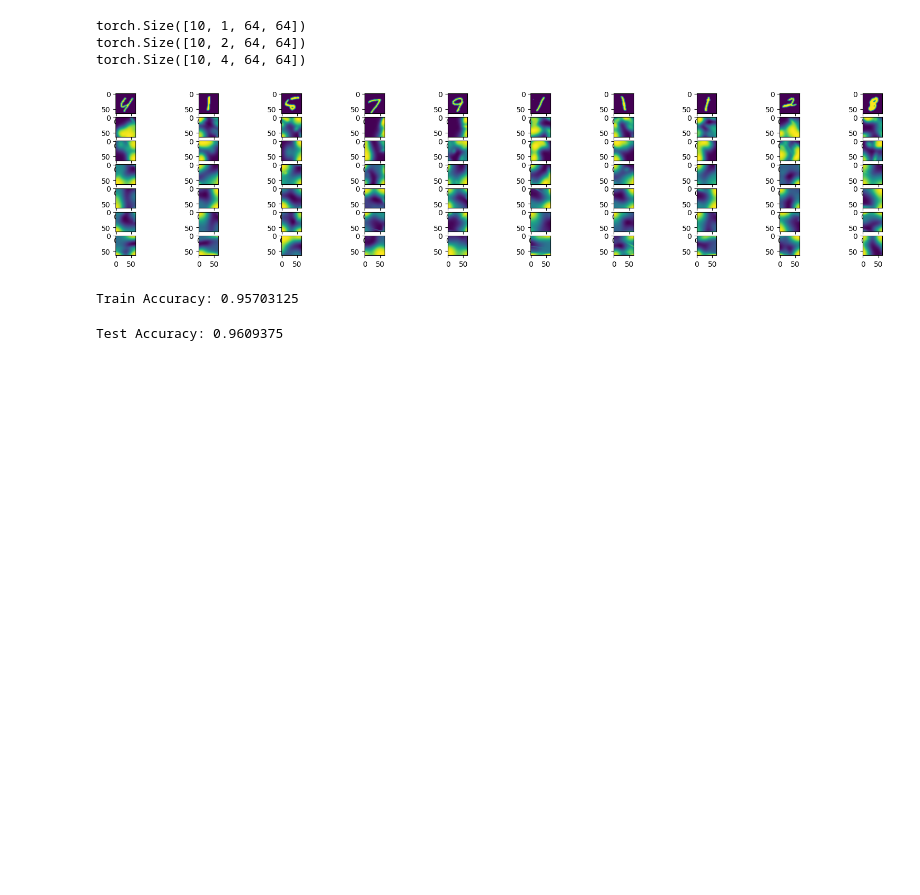
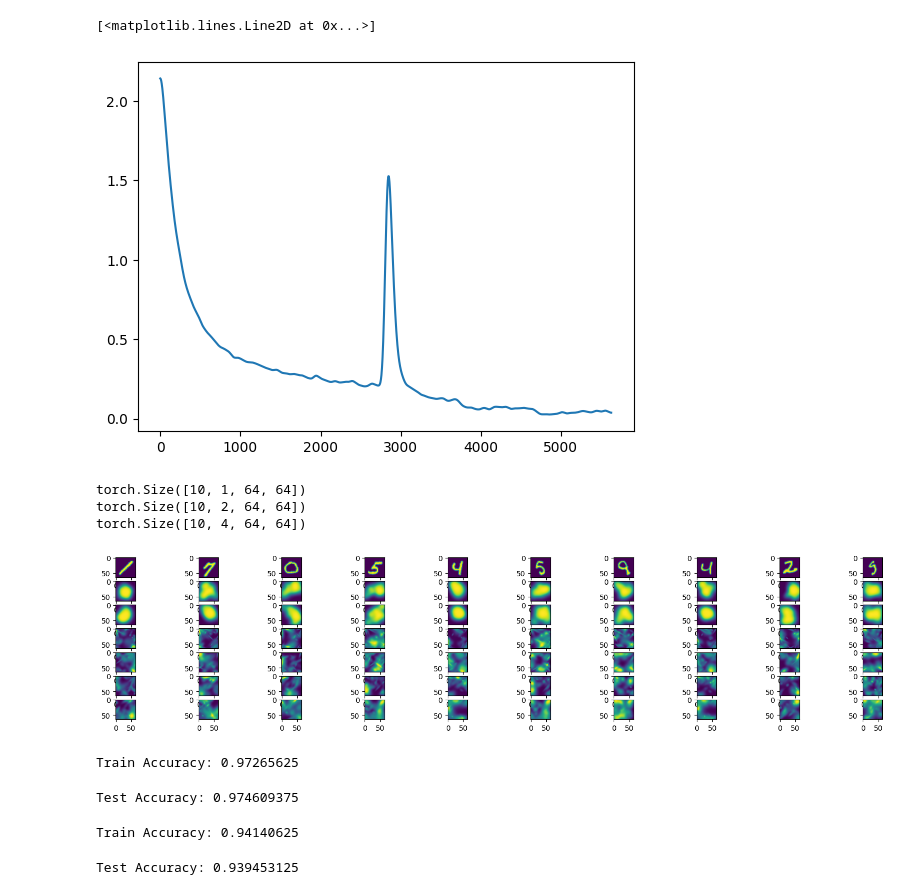
Before and after one commit to pimpale/foo, a Jupyter notebook: python/gaussiansplattingconvolution/gpslat_layer_nn.ipynb, the cells around one changed output. Drawn from its saved outputs; the diff is of its cells as text; code cells hidden in the pictures; blank space fills up the shorter version.

```diff
--- a/python/gaussiansplattingconvolution/gpslat_layer_nn.ipynb
+++ b/python/gaussiansplattingconvolution/gpslat_layer_nn.ipynb
@@ -274,3 +338,12 @@ plt.plot(losses_smoothed)
+# %%
+from scipy.ndimage import gaussian_filter
+
+losses_smoothed = gaussian_filter(conv_losses, sigma=30)
+
+plt.plot(losses_smoothed)
+# %% [output]
+[<matplotlib.lines.Line2D at 0x...>]
+[figure, added]
 # %%
 N_EXAMPLES = 10
 
@@ -281,8 +354,8 @@ print(images.shape)
 images = images.to(device)
 
 # predict gaussians
-rasterized_pred_1 = model.gaussian_predictor_mc_1(images)
-rasterized_pred_2 = model.gaussian_predictor_mc_2(rasterized_pred_1)
+rasterized_pred_1 = gaussian_model.gaussian_predictor_mc_1(images)
+rasterized_pred_2 = gaussian_model.gaussian_predictor_mc_2(rasterized_pred_1)
 
 print(rasterized_pred_1.shape)
 print(rasterized_pred_2.shape)
@@ -305,5 +378,5 @@ plt.show()
 torch.Size([10, 1, 64, 64])
 torch.Size([10, 2, 64, 64])
 torch.Size([10, 4, 64, 64])
-[figure, old version]
+[figure, new version]
 # %%
@@ -326,8 +399,17 @@ def test_gaussian_based_model(model: GaussianBasedModel, testloader: DataLoader)
 trainloader = DataLoader(trainset, batch_size=1, shuffle=True)
 testloader = DataLoader(testset, batch_size=1, shuffle=True)
 
-print(f"Train Accuracy: {test_gaussian_based_model(model, trainloader)}")
-print(f"Test Accuracy: {test_gaussian_based_model(model, testloader)}")
+print(f"Train Accuracy: {test_model(gaussian_model, trainloader)}")
+print(f"Test Accuracy: {test_model(gaussian_model, testloader)}")
 # %% [output]
-Train Accuracy: 0.95703125
+Train Accuracy: 0.97265625
-Test Accuracy: 0.9609375
+Test Accuracy: 0.974609375
+# %%
+trainloader = DataLoader(trainset, batch_size=1, shuffle=True)
+testloader = DataLoader(testset, batch_size=1, shuffle=True)
+
+print(f"Train Accuracy: {test_model(conv_model, trainloader)}")
+print(f"Test Accuracy: {test_model(conv_model, testloader)}")
+# %% [output]
+Train Accuracy: 0.94140625
+Test Accuracy: 0.939453125
```
Also changed, not shown: parts of 9 cells of this notebook, 6 other files.
